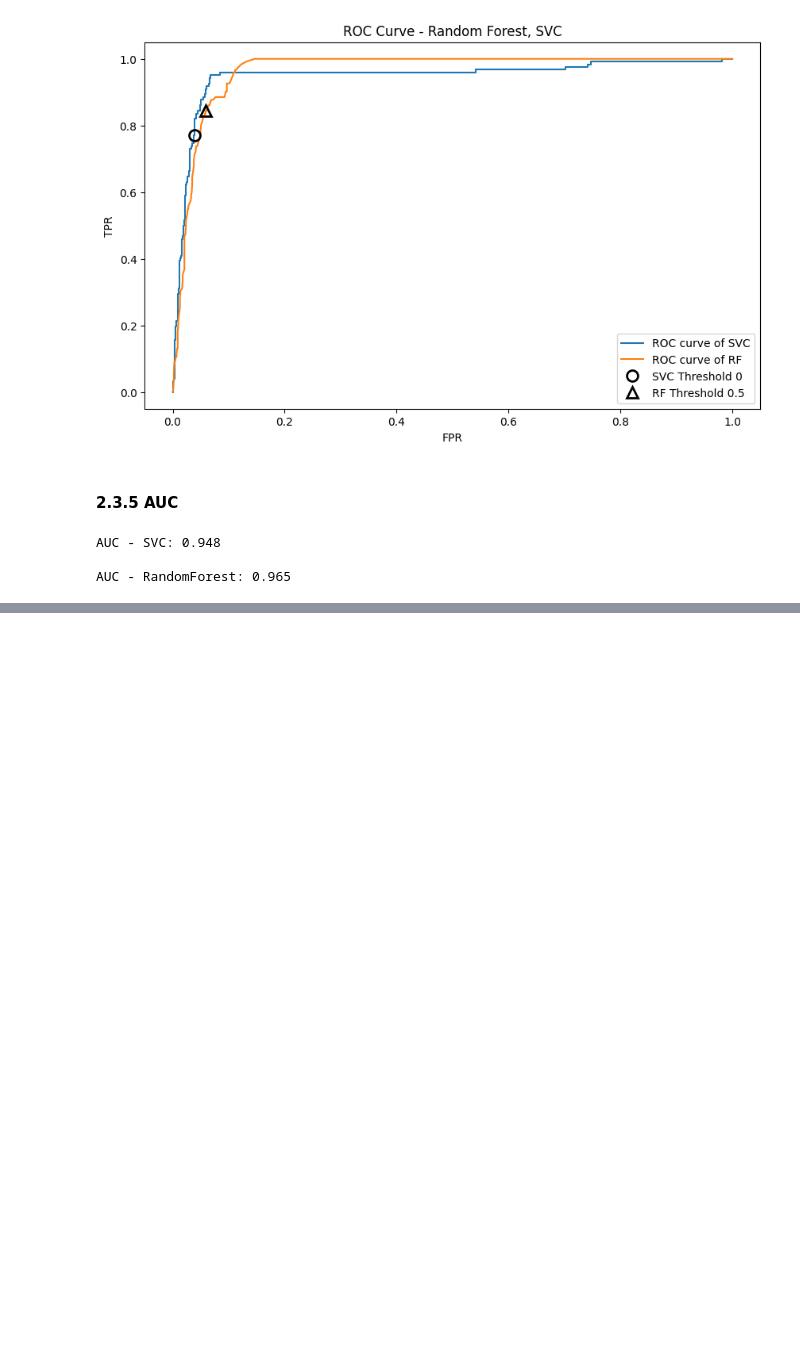
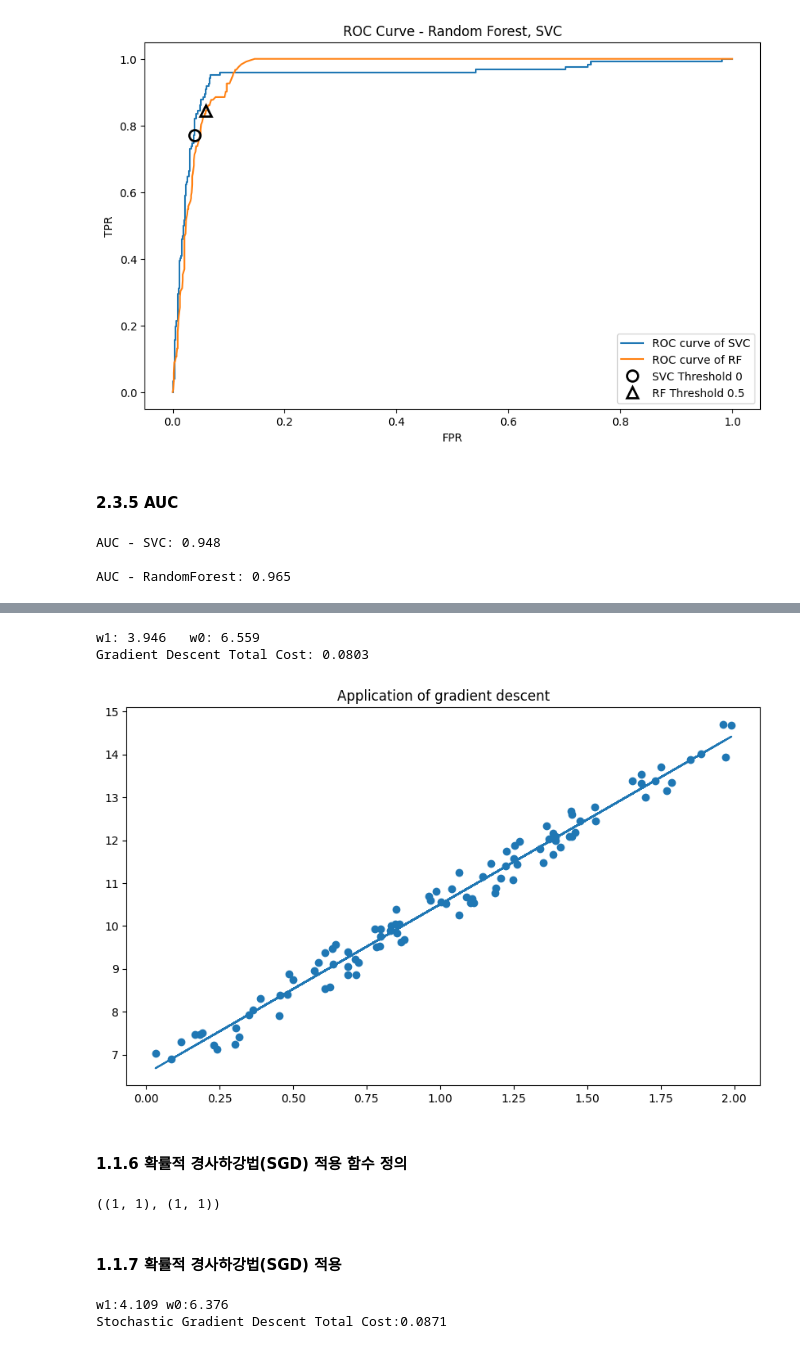
Before and after one commit to va4756/big_RaeJung, a Jupyter notebook: bigdata_RaeJung_02.ipynb, the cells around one changed output, grey strips where cells are left out. Drawn from its saved outputs; the diff is of its cells as text; code cells hidden in the pictures; blank space fills up the shorter version.

```diff
--- a/bigdata_RaeJung_02.ipynb
+++ b/bigdata_RaeJung_02.ipynb
@@ -563,0 +747,14 @@ AUC - RandomForest: 0.965
+# %%
+# w1, w0 업데이트: iters 만큼 반복 적용
+def gradient_descent_steps(X, y, iters=10000):
+    # w0, w1초기화
+    w0 = np.zeros((1,1))
+    w1 = np.zeros((1,1))
+
+    # w1, w0 업데이트: iters 만큼 반복 적용
+    for ind in range(iters):
+        w1_update, w0_update = get_weight_updates(w1, w0, X, y, learning_rate=0.01)
+        w1 = w1 - w1_update
+        w0 = w0 - w0_update
+
+    return w1, w0
@@ -563,0 +770,20 @@ AUC - RandomForest: 0.965
+# %%
+# y = 4X + 6
+
+w1, w0 = gradient_descent_steps(X, y, iters=10000)
+print('w1: {:.3f}   w0: {:.3f}'.format(w1[0,0], w0[0,0]))
+
+y_pred = w1[0,0] * X + w0
+print('Gradient Descent Total Cost: {:.4f}'.format(get_cost(y, y_pred)))
+# %% [output]
+w1: 3.946   w0: 6.559
+Gradient Descent Total Cost: 0.0803
+# %%
+plt.scatter(X, y)
+plt.plot(X, y_pred)
+plt.title('Application of gradient descent')   # 경사하강법 적용
+plt.show()
+# %% [output]
+[figure, added]
+# %% [markdown]
+#### 1.1.6 확률적 경사하강법(SGD) 적용 함수 정의
@@ -563,0 +809,17 @@ AUC - RandomForest: 0.965
+# %%
+w1.shape, w0.shape
+# %% [output]
+((1, 1), (1, 1))
+# %% [markdown]
+#### 1.1.7 확률적 경사하강법(SGD) 적용
+# %%
+# y = 4X + 6
+
+w1, w0 = stochastic_gradient_descent_steps(X, y, iters=1000)
+print('w1:{:.3f} w0:{:.3f}'.format(w1[0,0], w0[0,0]))
+
+y_pred = w1[0,0] * X + w0
+print('Stochastic Gradient Descent Total Cost:{:.4f}'.format(get_cost(y, y_pred)))
+# %% [output]
+w1:4.109 w0:6.376
+Stochastic Gradient Descent Total Cost:0.0871
```
Also changed, not shown: parts of 38 cells of this notebook.
